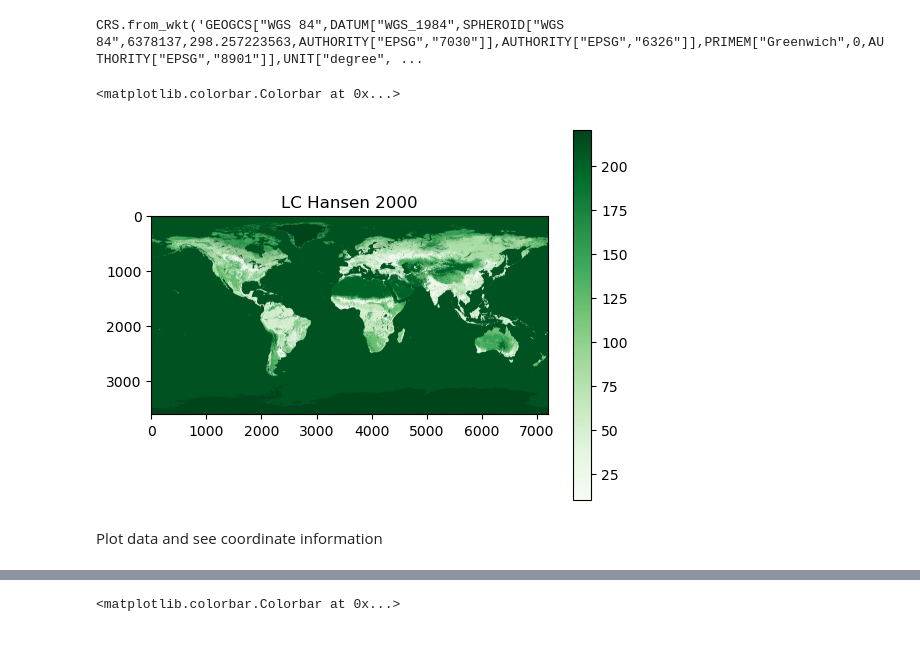
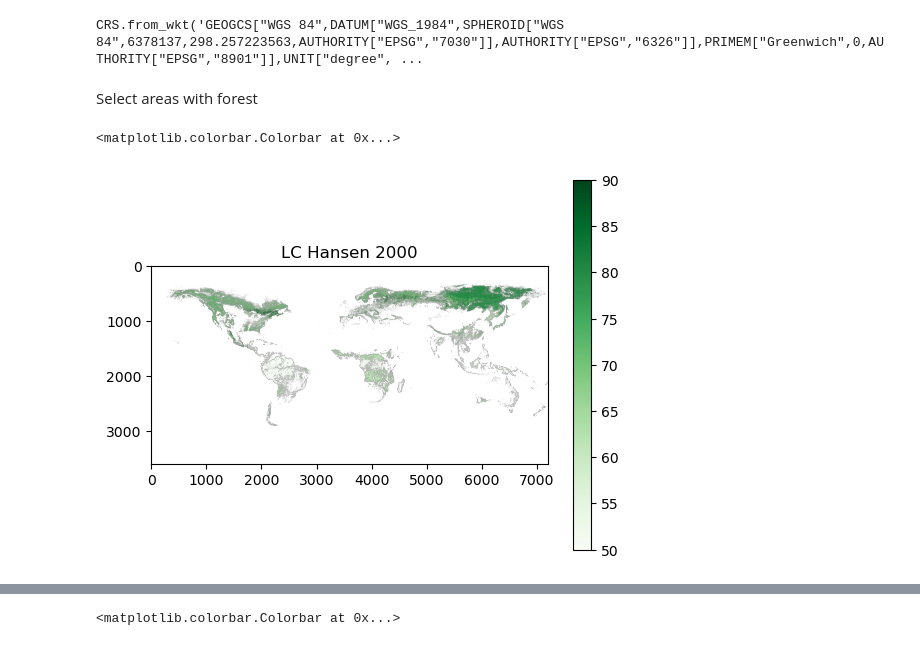
Before and after one commit to MinttuPekkala/Unibe_transmissivity_maps, a Jupyter notebook: Land_cover_differences.ipynb, the cells around one changed output, grey strips where cells are left out. Saved outputs shown, nothing was run; the diff lists cells and outputs as text; code cells hidden in the pictures.

```diff
--- a/Land_cover_differences.ipynb
+++ b/Land_cover_differences.ipynb
@@ -10,5 +11,5 @@ import numpy as np
 # %% [markdown]
 Open data and read it as array
 # %%
-path_LC_Hansen = 'C:/Users/minttu/Documents/LC_300m_0.05deg/ESACCI-LC-L4-LCCS-Map-300m-P1Y-2000-Resample_0.05deg.tif'
+path_LC_Hansen = 'C:/Users/minttu/Documents/LC_300m_data/ESACCI-LC-L4-LCCS-Map-300m-P1Y-2000-Resample_0.05deg.tif'
 # %%
@@ -153,6 +148,6 @@ Tree cover, mixed leaf type (broadleaved and needle leaved) 90
   'Open_mixed_leaf_forest', 91
   'Closed_mixed_leaf_forest', 92
 # %%
-array = LCHansen2000.read(1)
-array.shape
-print(array[:-50, :-50])
+LCHansen2000array = LCHansen2000.read(1)
+LCHansen2000array.shape
+print(LCHansen2000array[:-50, :-50])
@@ -199,15 +164,15 @@ GLC_FCS302000.crs
 # %% [output]
 CRS.from_wkt('GEOGCS["WGS 84",DATUM["WGS_1984",SPHEROID["WGS 84",6378137,298.257223563,AUTHORITY["EPSG","7030"]],AUTHORITY["EPSG","6326"]],PRIMEM["Greenwich",0,AUTHORITY["EPSG","8901"]],UNIT["degree", ...
+# %% [markdown]
+Select areas with forest
 # %%
-mask = (array >= 51) & (array <= 92)
+mask = (LCHansen2000array >= 50) & (LCHansen2000array <= 90)
 # Apply mask (set others to NaN for visualization)
-filtered2 = np.where(mask, array, np.nan)
+LCHansen2000filtered = np.where(mask, LCHansen2000array, np.nan)
 # %%
-pyplot.imshow(array, cmap='Greens')
+pyplot.imshow(LCHansen2000filtered, cmap='Greens')
 pyplot.title("LC Hansen 2000")
 pyplot.colorbar()
 # %% [output]
 <matplotlib.colorbar.Colorbar at 0x...>
-[figure, old version]
+[figure, new version]
-# %% [markdown]
-Plot data and see coordinate information
```
Also changed, not shown: parts of 43 cells of this notebook.
